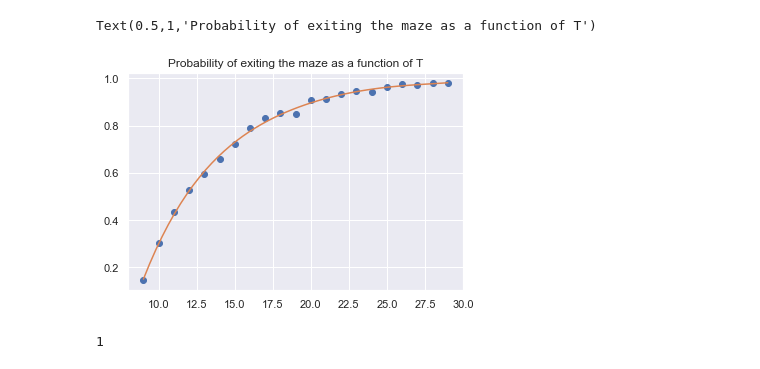
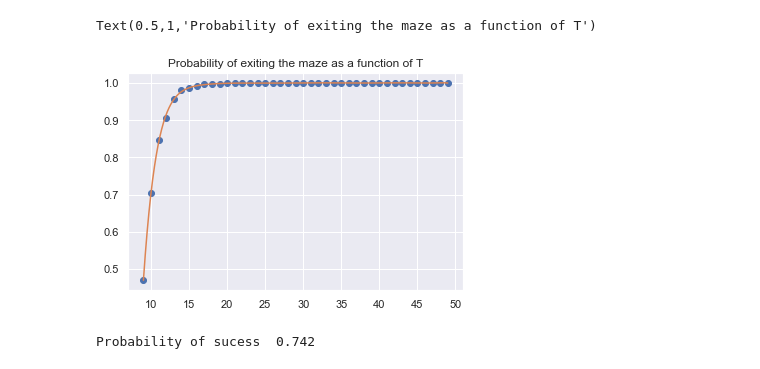
Before and after one commit to tstalhandske/reinforcement_learning, a Jupyter notebook: PolicyEval.ipynb, the cells around one changed output. Cells and saved outputs as stored; diff of their text form; code cells hidden in the pictures.

```diff
--- a/PolicyEval.ipynb
+++ b/PolicyEval.ipynb
@@ -55,7 +55,7 @@ while not it.finished:
 # %%
 import numpy as np
 import sys
-from gym.envs.toy_text import discrete
+#from gym.envs.toy_text import discrete
 
 STAY = 0
 UP = 1
@@ -64,7 +64,9 @@ DOWN = 3
 LEFT = 4
 
 
-class GridworldEnv(discrete.DiscreteEnv):
+class GridworldEnv():
+
+
     """
     You are an agent on an MxN grid and your goal is to reach the terminal
     state at the bottom right corner. There is also an minatours that is moving randomly
@@ -97,16 +99,16 @@ class GridworldEnv(discrete.DiscreteEnv):
         self.shape = shape
 
         # Number of states
-        nS = 900
+        self.nS = 900
         #Number of actions
-        nA = 5
+        self.nA = 5
 
         #Shape of the maze
         MAX_Y = shape[0] #5
         MAX_X = shape[1] #6
 
         #Translation Matrix, used to find the state index
-        state_index = np.arange(nS).reshape((30,30))
+        state_index = np.arange(self.nS).reshape((30,30))
 
         # Minataur blocked paths. Minataur can't go outside edges
         Edge_up = [x for x in range(0,6)]
@@ -125,7 +127,7 @@ class GridworldEnv(discrete.DiscreteEnv):
         P = {}
 
         #Matrix (30*30) with all numbered possible states
-        grid = np.arange(nS).reshape((30,30))
+        grid = np.arange(self.nS).reshape((30,30))
         #Iteration tool, instead of using two for loops
         it = np.nditer(grid, flags=['multi_index'])
 
@@ -145,7 +147,7 @@ class GridworldEnv(discrete.DiscreteEnv):
                 reward = -1
 
 
-            P[s] = {a : [[]] for a in range(nA)}
+            P[s] = {a : [[]] for a in range(self.nA)}
 
             # We're stuck in a terminal state if the agent is in the terminal node, no matter where
             # the minataur is
@@ -207,21 +209,21 @@ class GridworldEnv(discrete.DiscreteEnv):
             it.iternext()
 
         # Initial state distribution is uniform
-        isd = np.ones(nS) / nS
+        isd = np.ones(self.nS) / self.nS
 
         self.P = P
 
-        super(GridworldEnv, self).__init__(nS, nA, P, isd)
+        #super(GridworldEnv, self).__init__(nS, nA, P, isd)
 # %%
 pp = pprint.PrettyPrinter(indent=2)
 env = GridworldEnv()
 # %%
-def value_iteration(env, theta=0.0001, discount_factor=0.8):
+def value_iteration(env, theta=0.0001, discount_factor=1):
     """
     Value Iteration Algorithm.
 
     Args:
-        env: OpenAI env. env.P represents the transition probabilities of the environment.
+        env:env.P represents the transition probabilities of the environment.
             env.P[s][a] is a list of transition tuples (prob, next_state, reward, done).
             env.nS is a number of states in the environment.
             env.nA is a number of actions in the environment.
@@ -436,7 +438,7 @@ start_minataur = 28
 
 counts = []
 
-for T in range(9,30):
+for T in range(9,50):
     count = 0
     for i in range(1000):
 
@@ -469,7 +491,7 @@ import matplotlib.pyplot as plt
 import seaborn as sns
 sns.set()
 
-times = [T for T in range(9,30)]
+times = [T for T in range(9,50)]
 
 # Plot the probability of exiting the maze as a function of the allowed time in the maze
 plt.plot(times, counts)
@@ -480,14 +501,14 @@ Text(0.5,1,'Probability of exiting the maze as a function of T')
 # %%
 #Doing a bit more prettier curve fit
 
-z = np.polyfit(times,counts,5)
+z = np.polyfit(times,counts,10)
 f = np.poly1d(z)
 
-times_new = np.linspace(times[0], times[-1], 50)
+times_new = np.linspace(times[0], times[-1], 1000)
 counts_new = f(times_new)
 
 plt.plot(times, counts,'o', times_new, counts_new)
 plt.title("Probability of exiting the maze as a function of T")
 # %% [output]
 Text(0.5,1,'Probability of exiting the maze as a function of T')
-[figure, old version]
+[figure, new version]
@@ -498,7 +515,26 @@ T = np.random.geometric(1/30)
-# %%
-T
-# %% [output]
-1
+# %%
+# Now assuming life is geometrically distributed with mean 30
+# The diffrence now is that we wish to derive a policy minimising the expected
+#time in the maze.
+#
+
+start_agent = 0
+start_minataur = 28
+
+counts = []
+count = 0
+for t in range(1000):
+    T = np.random.geometric(1/30)
+
+    states, is_sucessful = simulation(pol, T, [start_agent, start_minataur], True)
+
+    if is_sucessful:
+        count += 1
+
+
+print("Probability of sucess ", count/1000)
+# %% [output]
+Probability of sucess  0.742
 # %%
 import tkinter as tk
 
```
Also changed, not shown: parts of 5 cells of this notebook.
